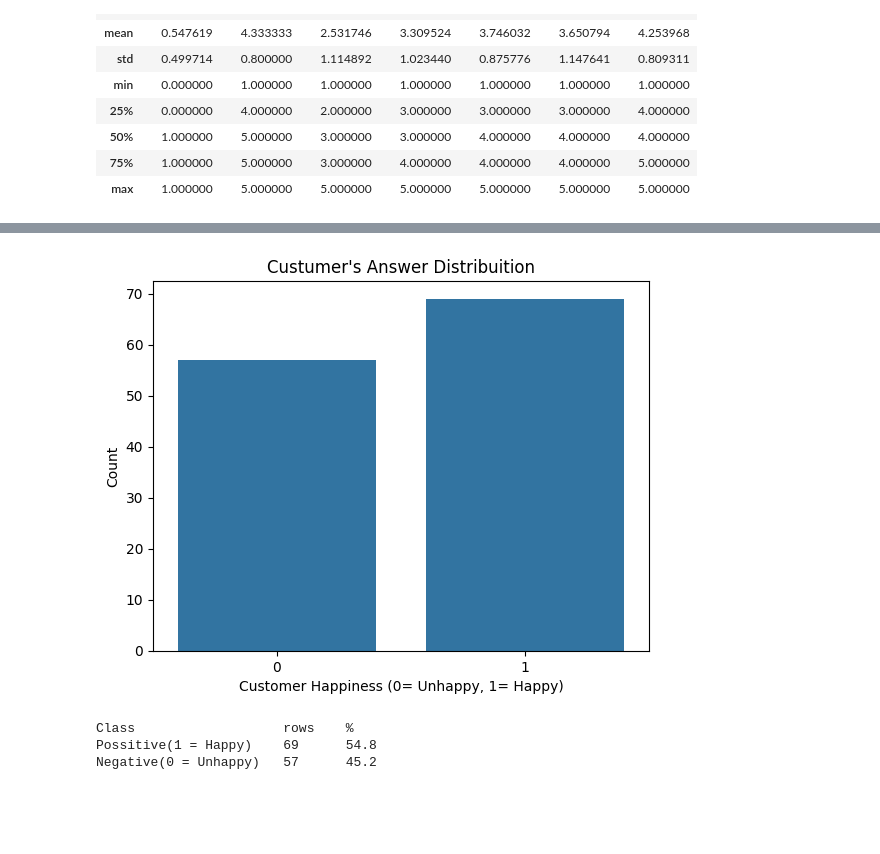
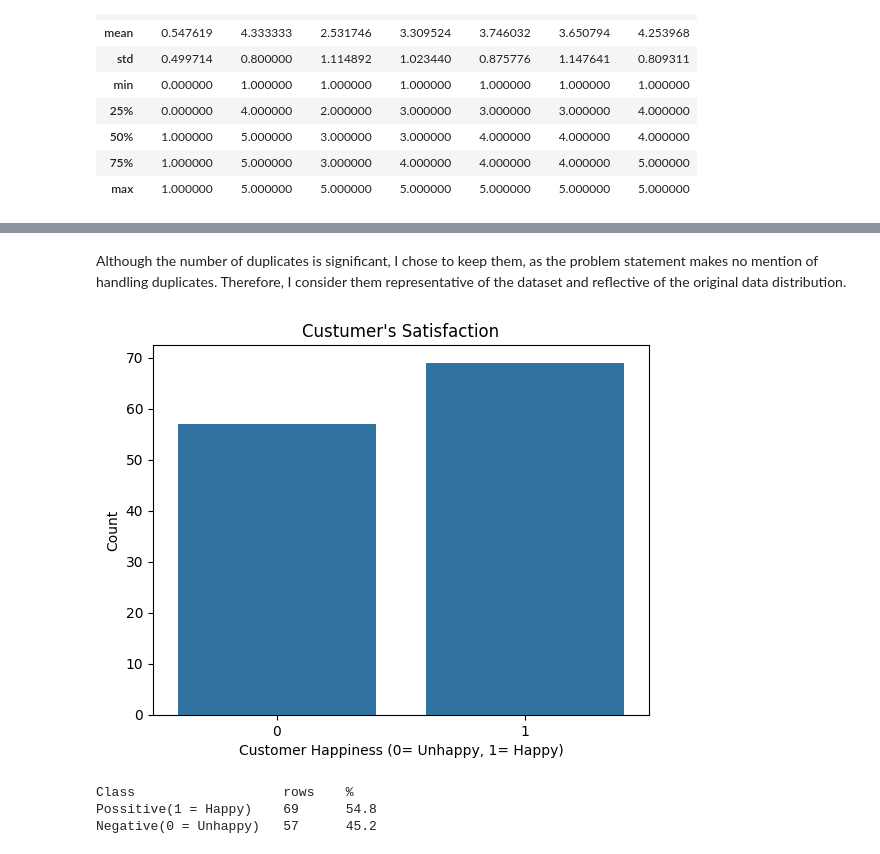
Before and after one commit to FederCO23/LZQxEzGjrpgnXu10, a Jupyter notebook: HappyCustomers.ipynb, the cells around one changed output, grey strips where cells are left out. Cells and saved outputs as stored; diff of their text form; code cells hidden in the pictures; blank space fills up the shorter version.

```diff
--- a/HappyCustomers.ipynb
+++ b/HappyCustomers.ipynb
@@ -70,14 +102,16 @@ df.describe()
+# %% [markdown]
+Although the number of duplicates is significant, I chose to keep them, as the problem statement makes no mention of handling duplicates. Therefore, I consider them representative of the dataset and reflective of the original data distribution.
 # %%
 import seaborn as sns
 import matplotlib.pyplot as plt
 
 sns.countplot(x='Y', data=df)
-plt.title("Custumer's Answer Distribuition")
+plt.title("Custumer's Satisfaction")
 plt.xlabel("Customer Happiness (0= Unhappy, 1= Happy)")
 plt.ylabel("Count")
 plt.show()
 # %% [output]
-[figure, old version]
+[figure, new version]
 # %%
 rows = df.shape[0]
 print(f'Class\t\t\trows\t%\nPossitive(1 = Happy)  \t{df[df['Y']==1].shape[0]} \t{(100*df[df['Y']==1].shape[0]/rows):.1f}')
```
Also changed, not shown: parts of 64 cells of this notebook.
